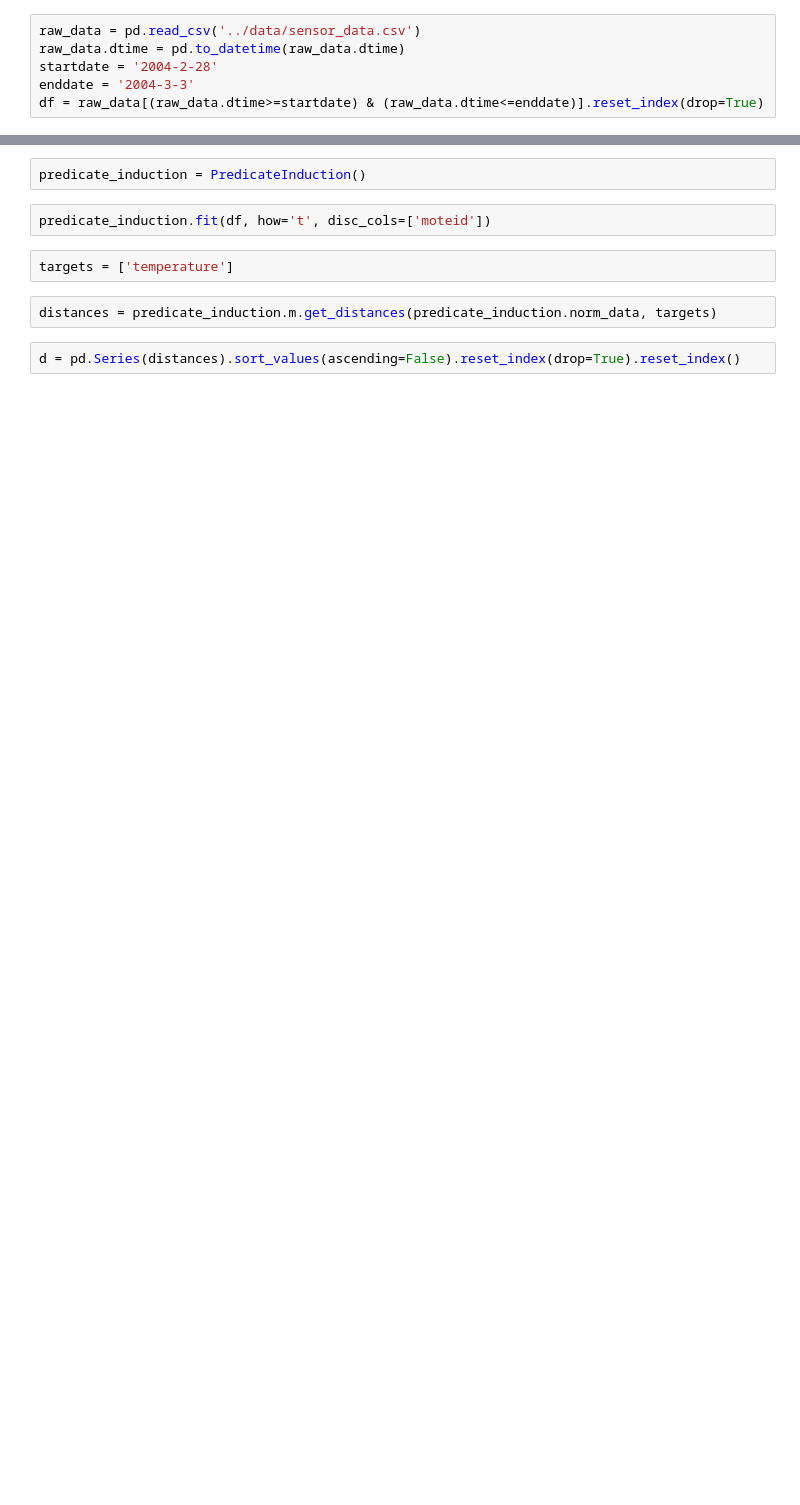
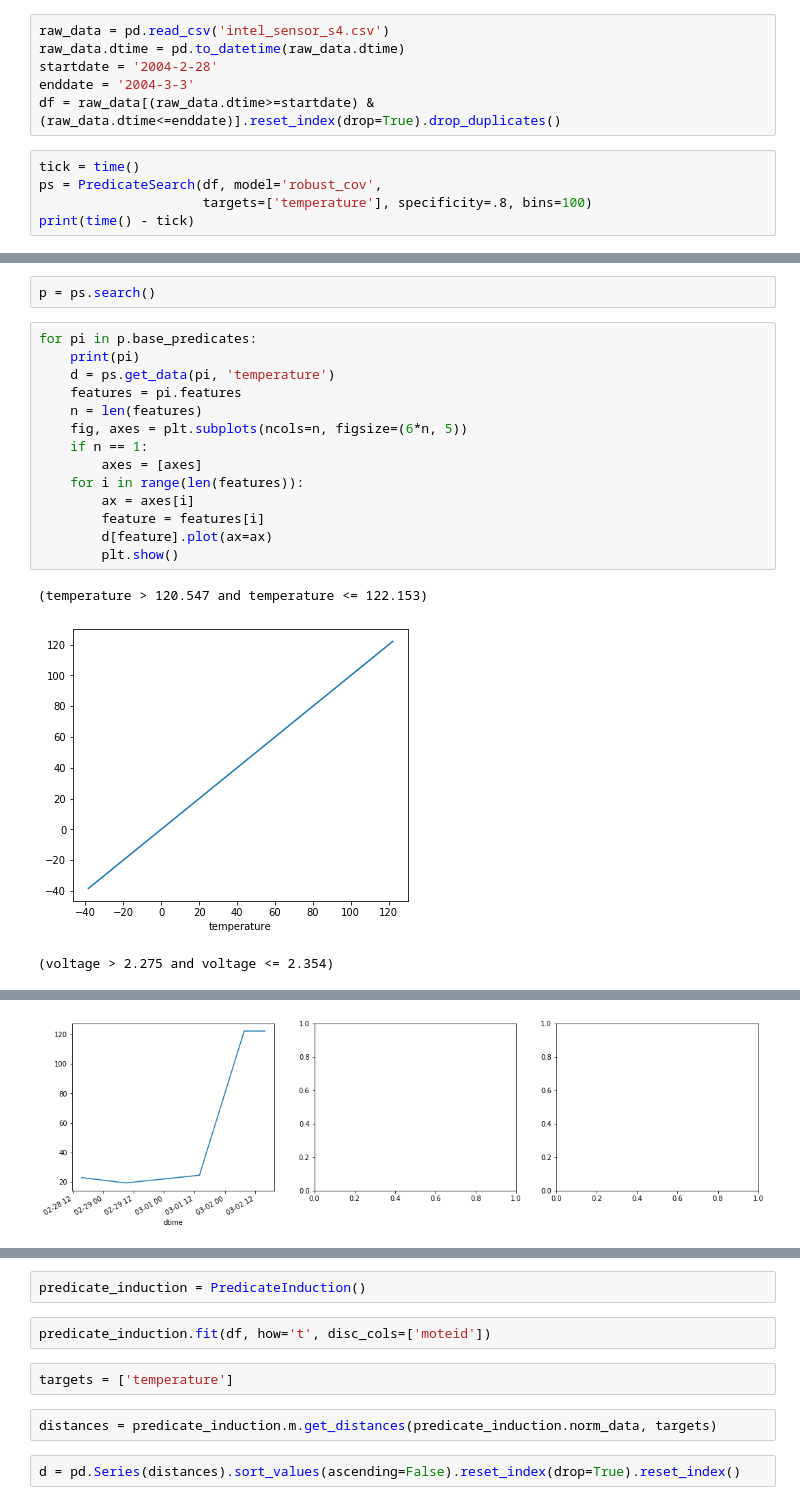
Before and after one commit to bmontambault/predicate_search, a Jupyter notebook: docs/sensors1.ipynb, the cells around one changed output, grey strips where cells are left out. Saved outputs shown, nothing was run; the diff lists cells and outputs as text; blank space fills up the shorter version.

Commit message:
new classes for handling predicates and models

```diff
--- a/docs/sensors1.ipynb
+++ b/docs/sensors1.ipynb
@@ -13,6 +16,11 @@ from predicate_search import PredicateInduction, PredicateData, PredicateSearch,
 # %%
-raw_data = pd.read_csv('../data/sensor_data.csv')
+raw_data = pd.read_csv('intel_sensor_s4.csv')
 raw_data.dtime = pd.to_datetime(raw_data.dtime)
 startdate = '2004-2-28'
 enddate = '2004-3-3'
-df = raw_data[(raw_data.dtime>=startdate) & (raw_data.dtime<=enddate)].reset_index(drop=True)
+df = raw_data[(raw_data.dtime>=startdate) & (raw_data.dtime<=enddate)].reset_index(drop=True).drop_duplicates()
+# %%
+tick = time()
+ps = PredicateSearch(df, model='robust_cov',
+                     targets=['temperature'], specificity=.8, bins=100)
+print(time() - tick)
@@ -18,0 +29,20 @@ df = raw_data[(raw_data.dtime>=startdate) & (raw_data.dtime<=enddate)].reset_ind
+# %%
+p = ps.search()
+# %%
+for pi in p.base_predicates:
+    print(pi)
+    d = ps.get_data(pi, 'temperature')
+    features = pi.features
+    n = len(features)
+    fig, axes = plt.subplots(ncols=n, figsize=(6*n, 5))
+    if n == 1:
+        axes = [axes]
+    for i in range(len(features)):
+        ax = axes[i]
+        feature = features[i]
+        d[feature].plot(ax=ax)
+        plt.show()
+# %% [output]
+(temperature > 120.547 and temperature <= 122.153)
+[figure, added]
+(voltage > 2.275 and voltage <= 2.354)
@@ -18,0 +53 @@ df = raw_data[(raw_data.dtime>=startdate) & (raw_data.dtime<=enddate)].reset_ind
+[figure, added]
```
Also changed, not shown: parts of 22 cells of this notebook, 5 other files.
